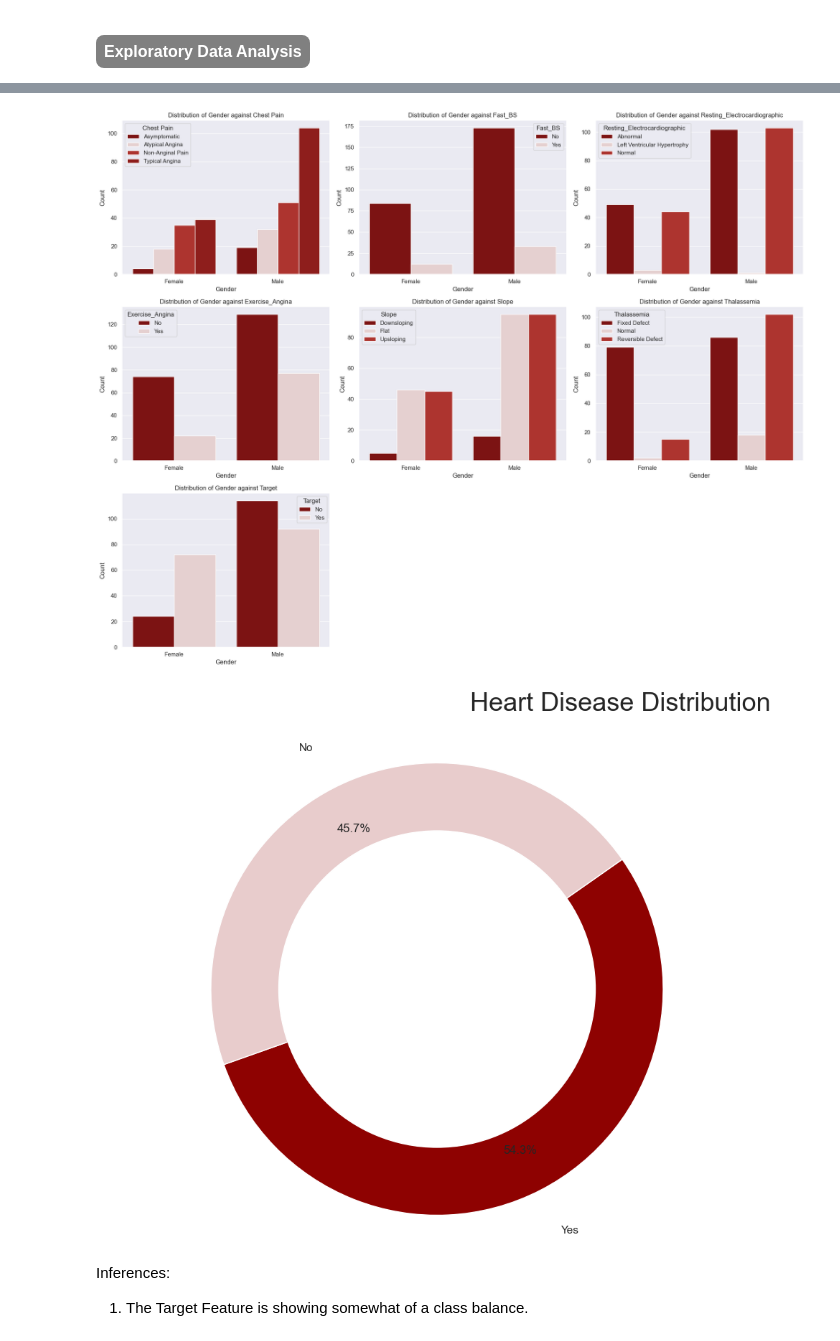
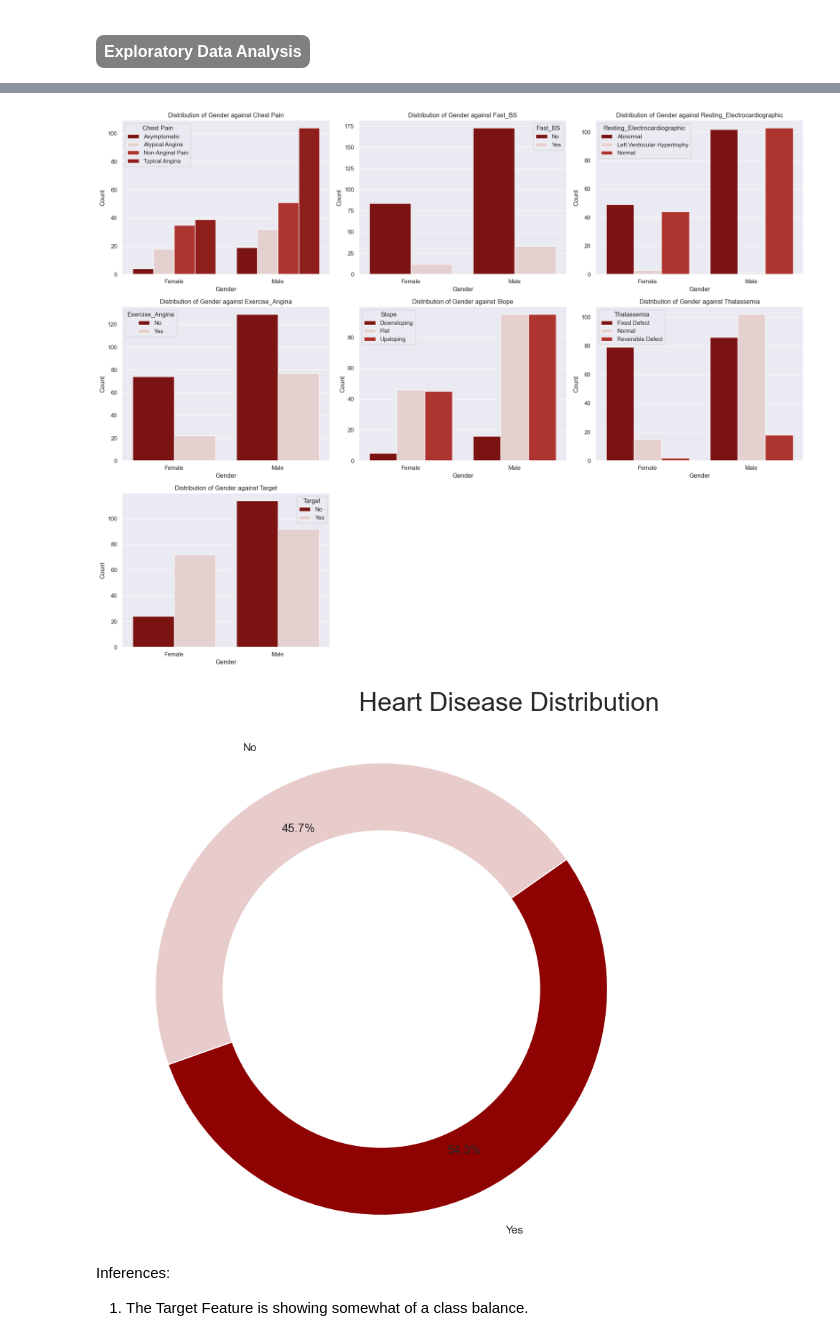
Before and after one commit to mideyolu/Heart-Disease-Prediction, a Jupyter notebook: notebook/notebook.ipynb, the cells around one changed output, grey strips where cells are left out. Cells and saved outputs as stored; diff of their text form; code cells hidden in the pictures.

```diff
--- a/notebook/notebook.ipynb
+++ b/notebook/notebook.ipynb
@@ -230,7 +231,7 @@ column_mappings = {
     'Resting_Electrocardiographic': {0: 'Normal', 1: 'Abnormal', 2: 'Left Ventricular Hypertrophy'},
     'Exercise_Angina': {0: 'No', 1: 'Yes'},
     'Slope': {0: 'Downsloping', 1: 'Upsloping', 2: 'Flat'},
-    'Thalassemia': {1 : 'Normal', 2:'Fixed Defect', 3:'Reversible Defect'},
+    'Thalassemia': {1 : 'Reversible Defect', 2:'Fixed Defect', 3:'Normal'},
     'Target': {0: 'No', 1: 'Yes'}
 }
 
@@ -312,33 +313,33 @@ def group_plot(x, data):
 #displaying the countplot against gender
 group_plot(x='Gender', data=heart_df)
 # %% [output]
-[figure, old version]
+[figure, new version]
 # %%
 #target class
 counts = heart_df['Target'].value_counts(normalize=True) *100
 labels= ['Yes', 'No']
 
 colors =  ['#8e0201', '#e8cccc']
 
-plt.figure(figsize=(12,9))
+plt.figure(figsize=(10,9))
 
 #plotting a pie chart
 wedges, texts, autotexts = plt.pie(counts, colors=colors, startangle=35, counterclock=False, autopct='%1.1f%%',
                                   pctdistance=0.8, labeldistance=1.2, labels=labels)
 
 # Add a circle at the center to make it a donut chart
 centre_circle = plt.Circle((0,0),0.70,fc='white')
 plt.gca().add_artist(centre_circle)
 
 # Set title and equal aspect ratio
 plt.title('Heart Disease Distribution', fontsize=26, loc='right', pad=30)
 plt.axis('equal')
 
 
 
 plt.show()
 # %% [output]
-[figure, old version]
+[figure, new version]
 # %% [markdown]
 Inferences:
 1. The Target Feature is showing somewhat of a class balance.
```
Also changed, not shown: parts of 24 cells of this notebook, 1 other file.
